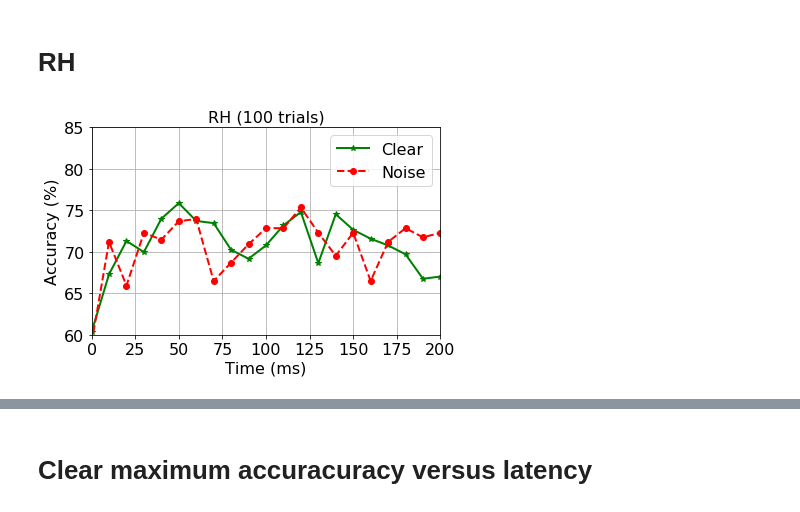
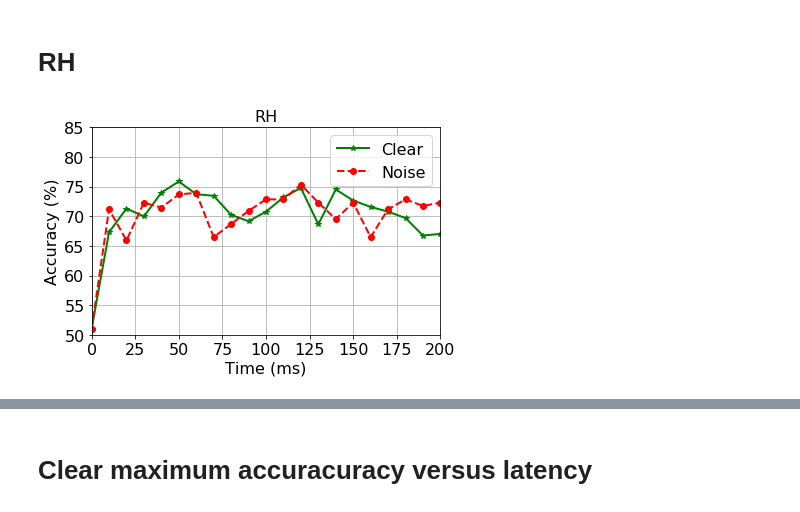
Before and after one commit to msultanmahmud/EEG_Analysis, a Jupyter notebook: Baseline_correction/Source_Baseline_SVM_Summary_Results_visualiz_All_final_clear_noise_v1.ipynb, the cells around one changed output, grey strips where cells are left out. Drawn from its saved outputs; the diff is of its cells as text; code cells hidden in the pictures.

```diff
--- a/Baseline_correction/Source_Baseline_SVM_Summary_Results_visualiz_All_final_clear_noise_v1.ipynb
+++ b/Baseline_correction/Source_Baseline_SVM_Summary_Results_visualiz_All_final_clear_noise_v1.ipynb
@@ -17,12 +17,12 @@ from scipy.stats import norm, zscore
 # %%
 pathr="/home/sultan/EEG/Source_Level_Analysis/SVM_results/"
 # fnamecl="svm_res_100sam_10ms_clear_v2.csv"
-fnamecl="svm_baseline_100sam_10ms_clear_v2.csv"
-fnameno="svm_baseline_100sam_10ms_noise_v47.csv"
+fnamecl="svm_baseline_100sam_10ms_clear_v3.csv"
+fnameno="svm_baseline_100sam_10ms_noise_v3_47.csv"
 tadc =pd.read_csv(pathr+fnamecl)
 tadn =pd.read_csv(pathr+fnameno)
 # print("Total rows: {0}".format(len(d)))
-tr=' (100 trials)';
+# tr=' (100 trials)';
 # %%
 # plt.plot(dataset.iloc[1:,1],dataset.iloc[1:,2],'-dr')
 # plt.show()
@@ -89,25 +89,25 @@ no: 77.2853185596
 # %%
 tw1=tadc.iloc[1:,1];Acdw1=tadc.iloc[1:,4]*100;Acdnw1=tadn.iloc[1:,4]*100
 axis_font = {'fontname':'Arial', 'size':'16'}
 #tw1=tad.iloc[1:,0];Acdw1=tad.iloc[1:,1];
 # tw1=tadc.iloc[0:,0];Acdw1=tadc.iloc[0:,1];
 # plt.plot(tw1,Acdw1,c='g')
 plt.plot(tw1,Acdw1,'g',linewidth=2,marker='*')
 plt.plot(tw1, Acdnw1,'--r',linewidth=2,marker='o')
 plt.xlim(0,200)
-plt.ylim(60,85)
+plt.ylim(50,85)
 # plt.plot(tw1,Acdw1, 'k--', label='noise')
 plt.xlabel('Time (ms)',**axis_font)
 plt.ylabel('Accuracy (%)',**axis_font)
-plt.title('RH'+tr,**axis_font)
+plt.title('RH',**axis_font)
 plt.yticks(**axis_font)
 plt.xticks(**axis_font)
 plt.grid(True)
 plt.tight_layout()
 plt.gca().legend(('Clear','Noise'),fontsize=16,loc='best')
 # plt.savefig('whole_acc_timem.eps')
 # plt.savefig('whole_acc_timem.tif')
 plt.show()
 print 'cl:',max(tadc.iloc[1:,4]*100), '\n', 'no:',max(tadn.iloc[1:,4]*100)
 # %% [output]
-[figure, old version]
+[figure, new version]
```
Also changed, not shown: parts of 7 cells of this notebook, 22 other files.
